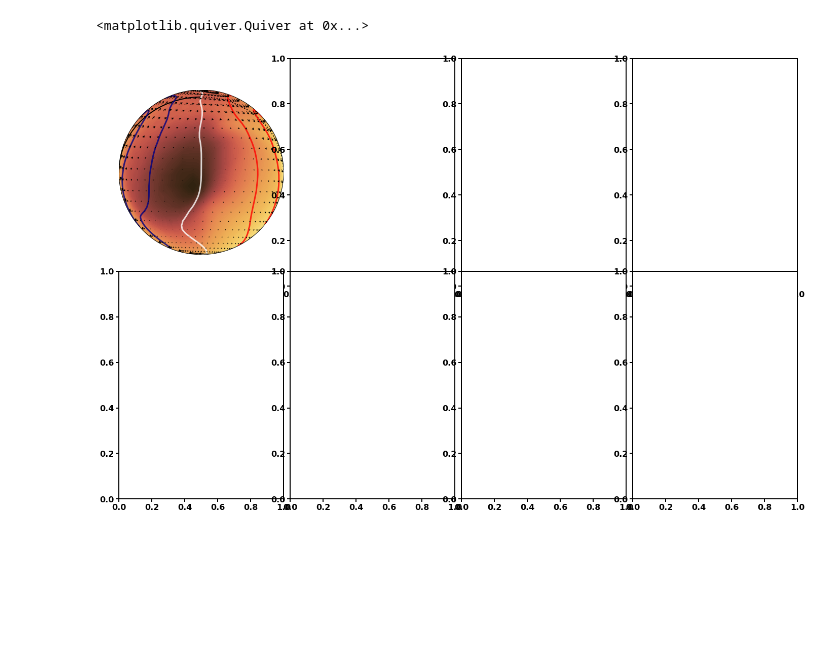
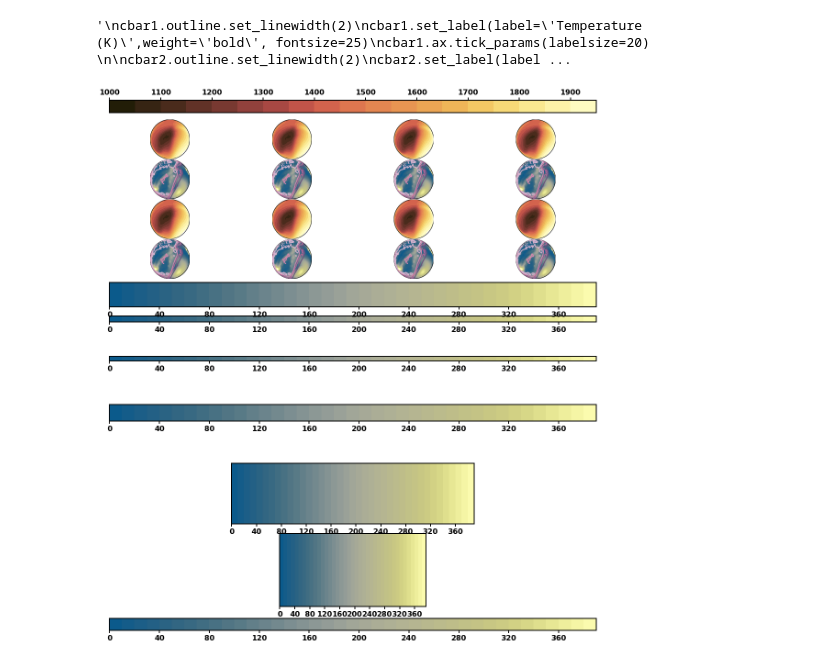
Before and after one commit to imalsky/New_Jups, a Jupyter notebook: Code/observer_projection.ipynb, the cells around one changed output. Drawn from its saved outputs; the diff is of its cells as text; code cells hidden in the pictures; blank space fills up the shorter version.

```diff
--- a/Code/observer_projection.ipynb
+++ b/Code/observer_projection.ipynb
@@ -371,29 +392,46 @@ plt.savefig('/home/imalsky/Desktop/hemis.png', bbox_inches='tight', dpi=250)
-# %%
-fig, ax = plt.subplots(nrows=2, ncols=4, figsize=(24,16))
-plt.subplots_adjust(wspace=0.04, hspace=-0.065)
-
-map = Basemap(projection='ortho',lat_0=0,lon_0=180,resolution='l', ax=ax[0, 0])
-
-
-
-cs1 = map.contourf(x, y, final_temps, 100, cmap=my_colors, levels=np.arange(1000, 2000, 10))
-
-
-map.contour(x, y, final_vlos, levels=[0],colors='white', linewidths=3,zorder=3, alpha=0.8)
-
-map.contour(x, y, final_vlos, levels=[-4000, -3000, -2000, -1000], colors='red', alpha=0.8,
-            linewidths=3, linestyles='solid',zorder=3)
-
-map.contour(x, y, final_vlos, levels=[1000, 2000, 3000, 4000],  alpha=0.8,
-                              colors='navy', linewidths=3,zorder=5)
-
-
-map.drawgreatcircle(-90, 0, 180, 66, linewidth=2, color='black', linestyle='solid', zorder=1)
-map.drawgreatcircle(90,  0, 180, 66, linewidth=2, color='black', linestyle='solid', zorder=2)
-
-# Graph the wind vectors
-map.quiver(x[::2,::2], y[::2,::2], final_us[::2,::2], final_vs[::2,::2], color='black',
-          headwidth=6, scale = 220000, headlength=6, alpha=1.0, zorder=6)
-# %% [output]
-<matplotlib.quiver.Quiver at 0x...>
-[figure, removed]
+# %%
+
+# colormap
+cm_name3 = 'acton'
+cm_file3 = np.loadtxt('ScientificColourMaps5/{}/{}.txt'.format(cm_name3, cm_name3))
+my_colors3 = mcolors.LinearSegmentedColormap.from_list(cm_name3, cm_file3)
+
+fig, ax = plt.subplots(nrows=4, ncols=4, figsize=(19,28))
+plt.subplots_adjust(wspace=0.01, hspace=0.01)
+
+for i in range(8):
+    map = Basemap(projection='ortho',lat_0=0,lon_0=180,resolution='l', ax=ax[2 * (i//4), i%4])
+    cs1 = map.contourf(x, y, final_temps, cmap=my_colors1, levels=np.arange(1000, 2000, 50))
+
+    map = Basemap(projection='ortho',lat_0=0,lon_0=180,resolution='l', ax=ax[1 + 2 * (i//4), i%4])
+    cs2 = map.contourf(x, y, final_inversions, cmap=my_colors2, levels=np.arange(0, 400, 10))
+    cs3 = map.contour(x, y, final_taus, levels=[0.0, 0.05, 0.10, 0.15, 0.20, 0.25], cmap=my_colors3, linewidths=2)
+
+cbar1 = fig.colorbar(cs1, ax=ax.ravel().tolist(), location='top', aspect=40, pad=0.01)
+cbar2 = fig.colorbar(cs2, ax=ax.ravel().tolist(), location='bottom', aspect=40, pad=0.02)
+cbar3 = fig.colorbar(cs2, ax=ax.ravel().tolist(), location='bottom', aspect=2, pad=0.02)
+cbar4 = fig.colorbar(cs2, ax=ax.ravel().tolist(), location='bottom', aspect=4, pad=0.02)
+cbar5 = fig.colorbar(cs2, ax=ax.ravel().tolist(), location='bottom', aspect=30, pad=0.02)
+cbar6 = fig.colorbar(cs2, ax=ax.ravel().tolist(), location='bottom', aspect=100, pad=0.02)
+cbar7 = fig.colorbar(cs2, ax=ax.ravel().tolist(), location='bottom', aspect=80, pad=0.02)
+cbar8 = fig.colorbar(cs2, ax=ax.ravel().tolist(), location='bottom', aspect=20, pad=0.02)
+
+
+"""
+cbar1.outline.set_linewidth(2)
+cbar1.set_label(label='Temperature (K)',weight='bold', fontsize=25)
+cbar1.ax.tick_params(labelsize=20)
+
+cbar2.outline.set_linewidth(2)
+cbar2.set_label(label='Total Temperature Inversion',weight='bold', fontsize=25)
+cbar2.ax.tick_params(labelsize=20)
+
+
+fig.text(0.14, 0.745, r"0.00", size=22, weight='bold', ha='center')
+fig.text(0.335, 0.745, r"0.25", size=22, weight='bold', ha='center')
+fig.text(0.52, 0.745, r"0.50", size=22, weight='bold', ha='center')
+fig.text(0.71, 0.745, r"0.75", size=22, weight='bold', ha='center')
+"""
+# %% [output]
+'\ncbar1.outline.set_linewidth(2)\ncbar1.set_label(label=\'Temperature (K)\',weight=\'bold\', fontsize=25)\ncbar1.ax.tick_params(labelsize=20) \n\ncbar2.outline.set_linewidth(2)\ncbar2.set_label(label ...
+[figure, added]
```
Also changed, not shown: parts of 3 cells of this notebook, 15 other files.
